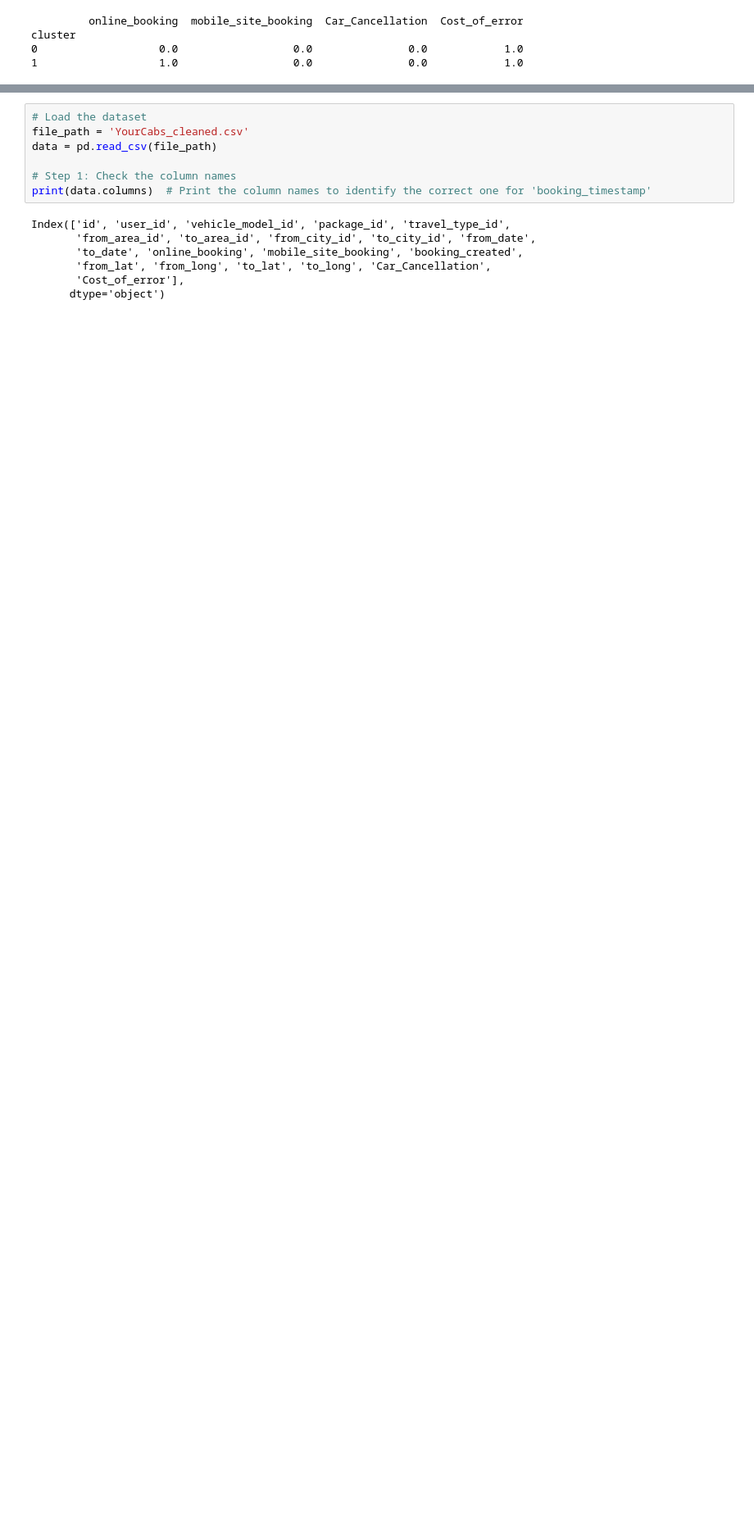
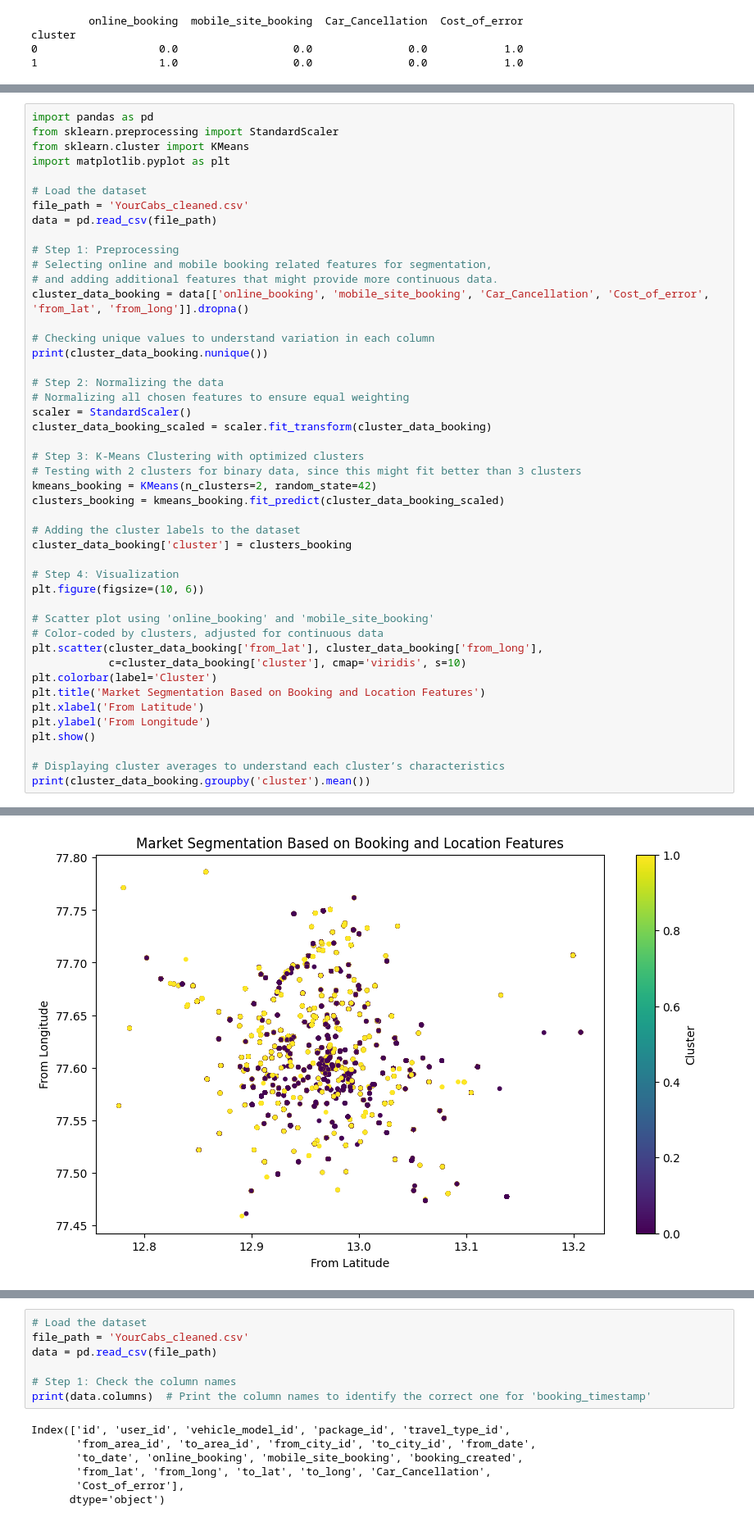
Before and after one commit to Jadhav2024/Online_Vehicle_Booking_Market_Segmentation, a Jupyter notebook: Online_Vehicle_booking_market_Segmentation.ipynb, the cells around one changed output, grey strips where cells are left out. Shown at 82% size. Drawn from its saved outputs; the diff is of its cells as text; blank space fills up the shorter version.

```diff
--- a/Online_Vehicle_booking_market_Segmentation.ipynb
+++ b/Online_Vehicle_booking_market_Segmentation.ipynb
@@ -308,0 +350,47 @@ cluster
+# %%
+import pandas as pd
+from sklearn.preprocessing import StandardScaler
+from sklearn.cluster import KMeans
+import matplotlib.pyplot as plt
+
+# Load the dataset
+file_path = 'YourCabs_cleaned.csv'
+data = pd.read_csv(file_path)
+
+# Step 1: Preprocessing
+# Selecting online and mobile booking related features for segmentation,
+# and adding additional features that might provide more continuous data.
+cluster_data_booking = data[['online_booking', 'mobile_site_booking', 'Car_Cancellation', 'Cost_of_error', 'from_lat', 'from_long']].dropna()
+
+# Checking unique values to understand variation in each column
+print(cluster_data_booking.nunique())
+
+# Step 2: Normalizing the data
+# Normalizing all chosen features to ensure equal weighting
+scaler = StandardScaler()
+cluster_data_booking_scaled = scaler.fit_transform(cluster_data_booking)
+
+# Step 3: K-Means Clustering with optimized clusters
+# Testing with 2 clusters for binary data, since this might fit better than 3 clusters
+kmeans_booking = KMeans(n_clusters=2, random_state=42)
+clusters_booking = kmeans_booking.fit_predict(cluster_data_booking_scaled)
+
+# Adding the cluster labels to the dataset
+cluster_data_booking['cluster'] = clusters_booking
+
+# Step 4: Visualization
+plt.figure(figsize=(10, 6))
+
+# Scatter plot using 'online_booking' and 'mobile_site_booking'
+# Color-coded by clusters, adjusted for continuous data
+plt.scatter(cluster_data_booking['from_lat'], cluster_data_booking['from_long'],
+            c=cluster_data_booking['cluster'], cmap='viridis', s=10)
+plt.colorbar(label='Cluster')
+plt.title('Market Segmentation Based on Booking and Location Features')
+plt.xlabel('From Latitude')
+plt.ylabel('From Longitude')
+plt.show()
+
+# Displaying cluster averages to understand each cluster’s characteristics
+print(cluster_data_booking.groupby('cluster').mean())
+# %% [output]
@@ -308,0 +404 @@ cluster
+[figure, added]
```
Also changed, not shown: parts of 15 cells of this notebook.
